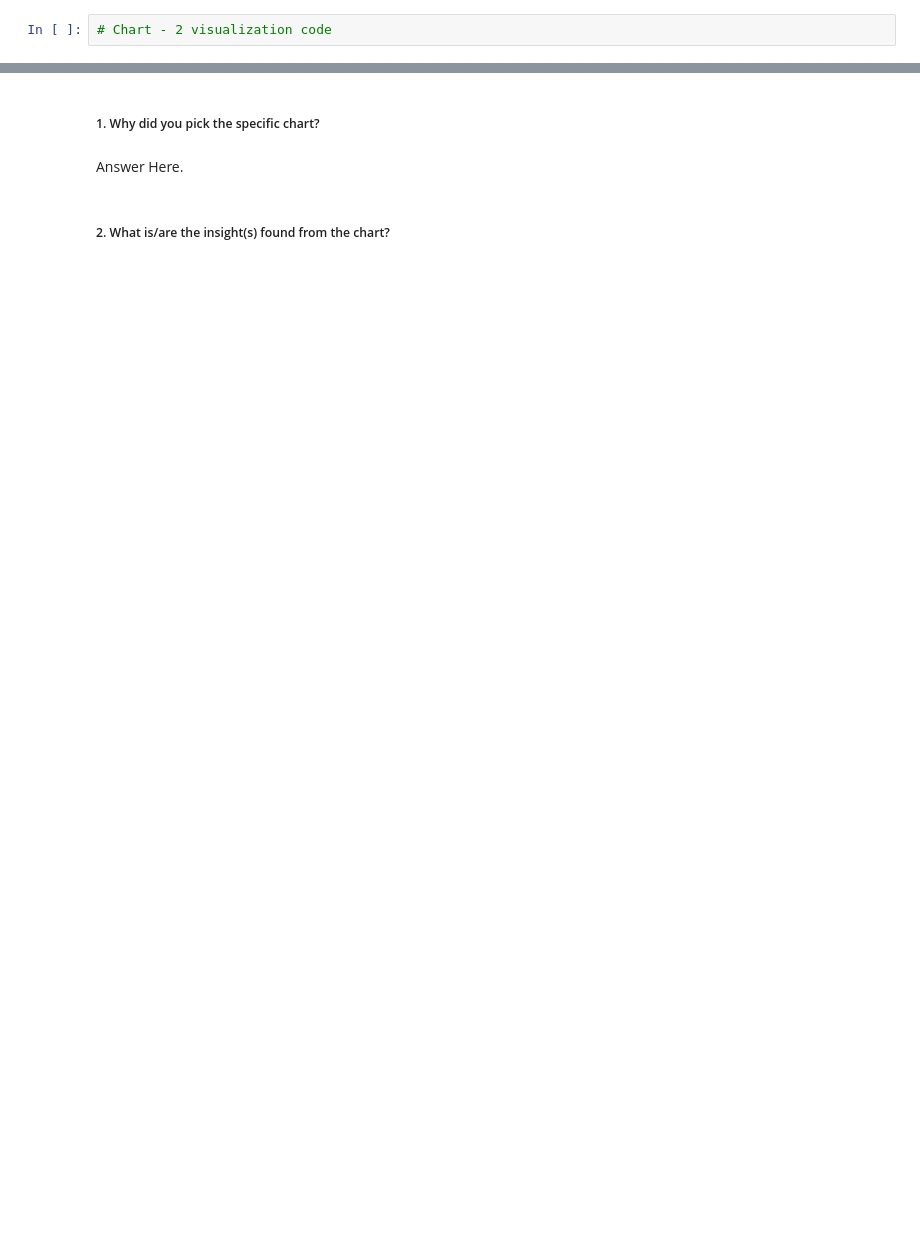
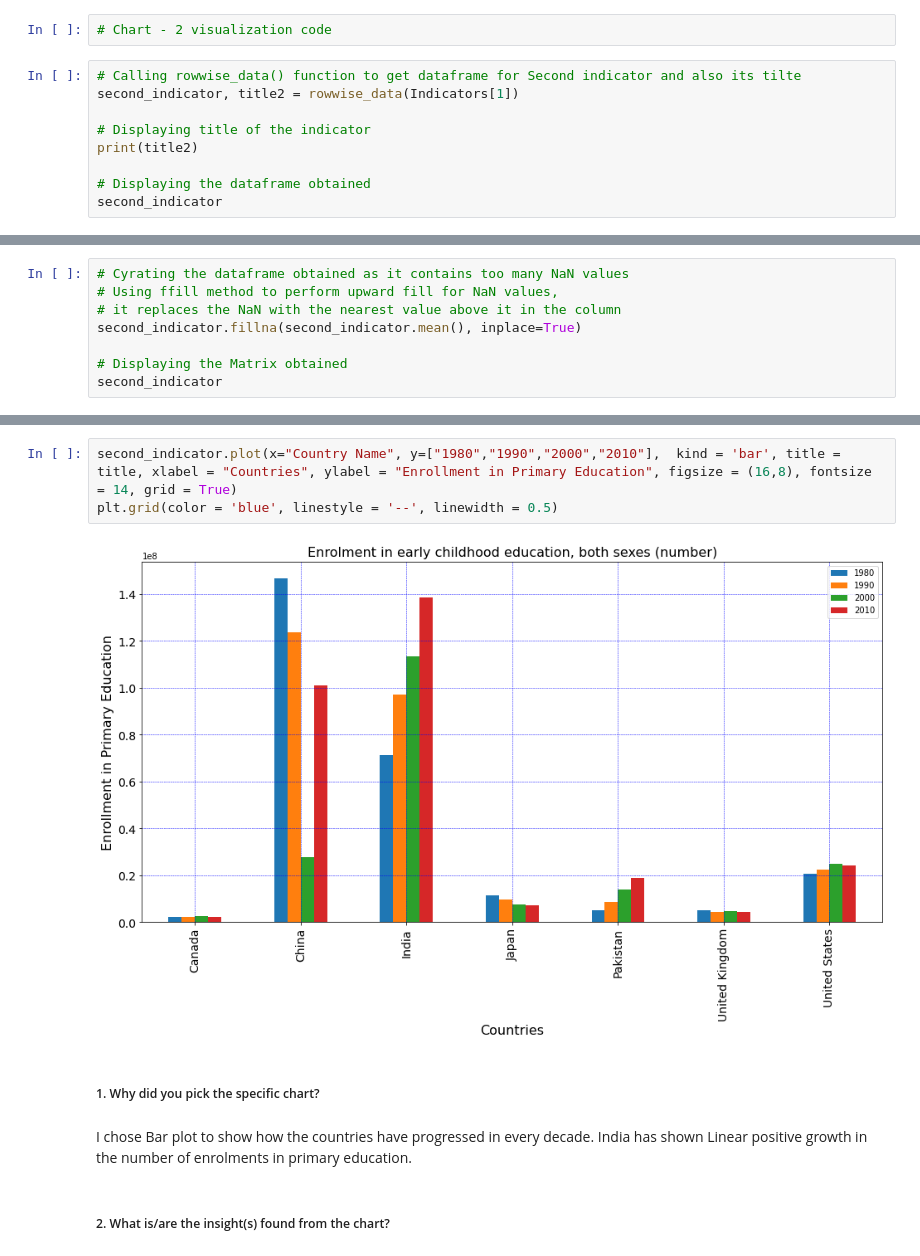
Before and after one commit to Ankita-chouhan-github/EDA-Capstone-project, a Jupyter notebook: Ankita_||_EDA_Capstone_project_(World_Bank_Global_Education_Analysis).ipynb, the cells around one changed output, grey strips where cells are left out. Cells and saved outputs as stored; diff of their text form; blank space fills up the shorter version.

```diff
--- a/Ankita_||_EDA_Capstone_project_(World_Bank_Global_Education_Analysis).ipynb
+++ b/Ankita_||_EDA_Capstone_project_(World_Bank_Global_Education_Analysis).ipynb
@@ -944,2 +990,11 @@ Answer Here
 # %%
 # Chart - 2 visualization code
+# %%
+# Calling rowwise_data() function to get dataframe for Second indicator and also its tilte
+second_indicator, title2 = rowwise_data(Indicators[1])
+
+# Displaying title of the indicator
+print(title2)
+
+# Displaying the dataframe obtained
+second_indicator
@@ -945,0 +1012,8 @@ Answer Here
+# %%
+# Cyrating the dataframe obtained as it contains too many NaN values
+# Using ffill method to perform upward fill for NaN values,
+# it replaces the NaN with the nearest value above it in the column
+second_indicator.fillna(second_indicator.mean(), inplace=True)
+
+# Displaying the Matrix obtained
+second_indicator
@@ -946,6 +1030,11 @@ Answer Here
+# %%
+second_indicator.plot(x="Country Name", y=["1980","1990","2000","2010"],  kind = 'bar', title = title, xlabel = "Countries", ylabel = "Enrollment in Primary Education", figsize = (16,8), fontsize = 14, grid = True)
+plt.grid(color = 'blue', linestyle = '--', linewidth = 0.5)
+# %% [output]
+[figure, added]
 # %% [markdown]
 ##### 1. Why did you pick the specific chart?
-# %% [markdown]
-Answer Here.
+# %% [markdown]
+I chose Bar plot to show how the countries have progressed in every decade. India has shown Linear positive growth in the number of enrolments in primary education.
 # %% [markdown]
 ##### 2. What is/are the insight(s) found from the chart?
```
Also changed, not shown: parts of 34 cells of this notebook.
